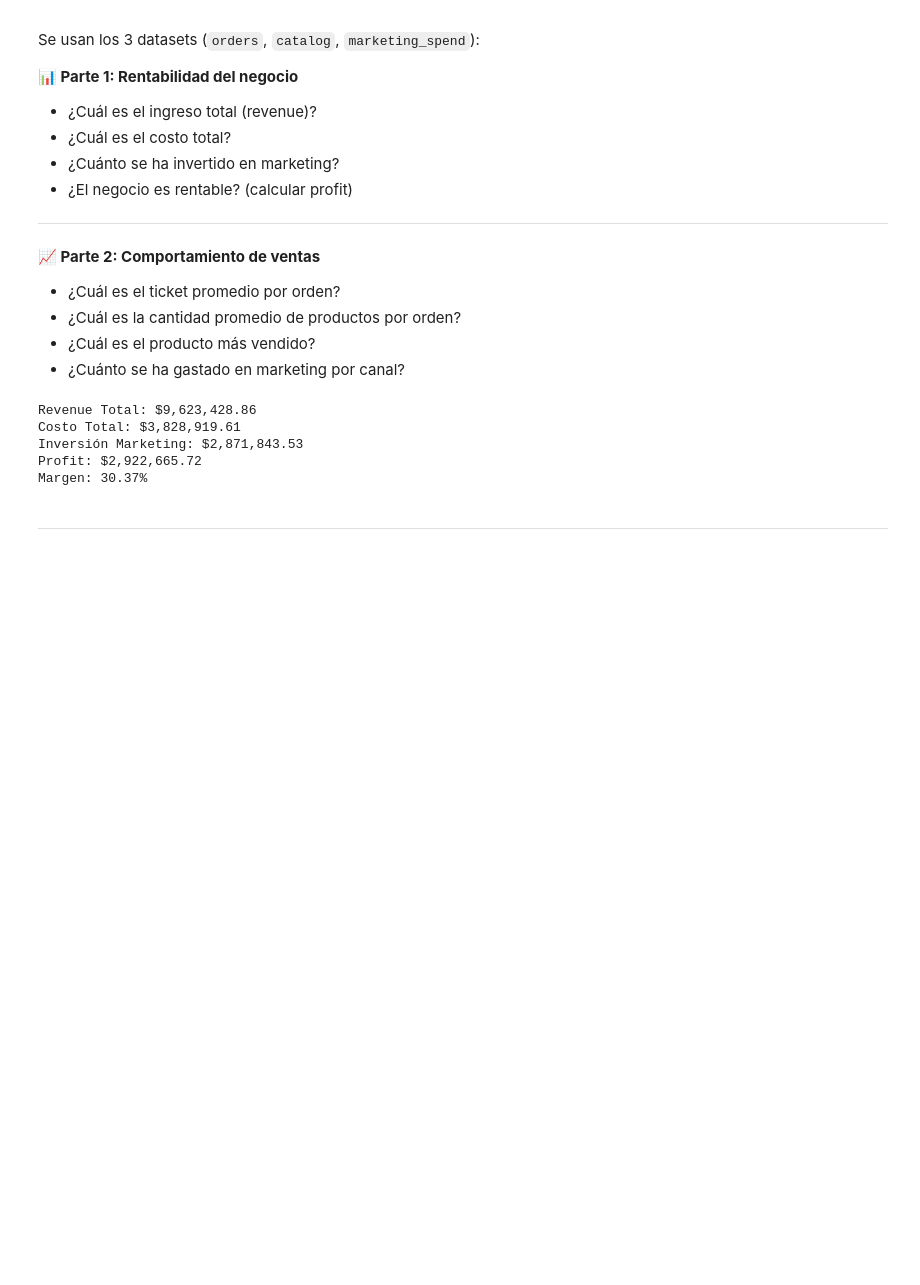
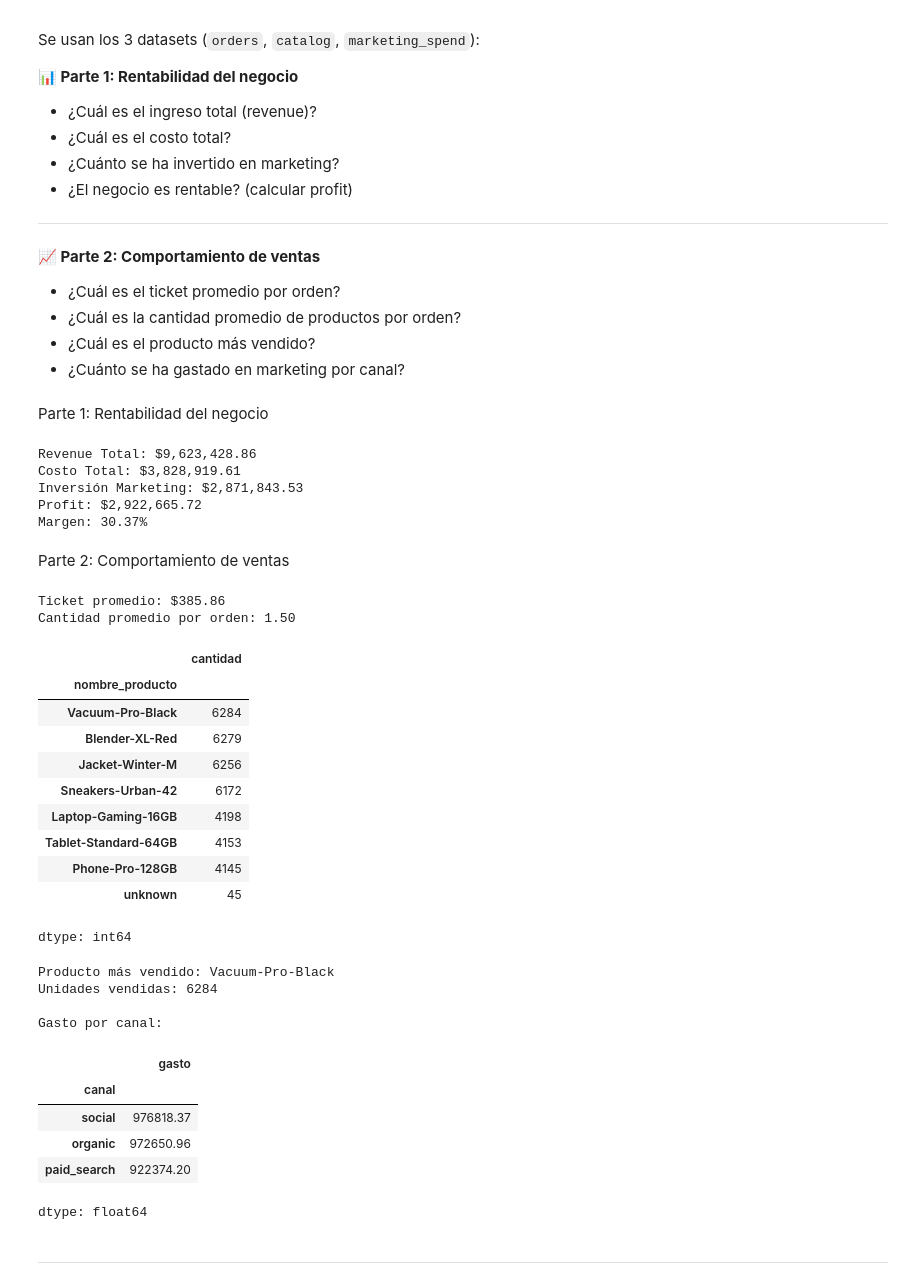
Before and after one commit to FithoGerardo/RappiPlus-Data-cleaning-and-analysis, a Jupyter notebook: notebooks/GerardoOlm-rappiplus_project.ipynb, the cells around one changed output. Cells and saved outputs as stored; diff of their text form; code cells hidden in the pictures; blank space fills up the shorter version.

```diff
--- a/notebooks/GerardoOlm-rappiplus_project.ipynb
+++ b/notebooks/GerardoOlm-rappiplus_project.ipynb
@@ -758,4 +758,6 @@ Se usan los 3 datasets (`orders`, `catalog`, `marketing_spend`):
 - ¿Cuál es la cantidad promedio de productos por orden?
 - ¿Cuál es el producto más vendido?
 - ¿Cuánto se ha gastado en marketing por canal?
+# %% [markdown]
+Parte 1: Rentabilidad del negocio
 # %%
@@ -784,6 +785,52 @@ Costo Total: $3,828,919.61
 Inversión Marketing: $2,871,843.53
 Profit: $2,922,665.72
 Margen: 30.37%
+# %% [markdown]
+Parte 2: Comportamiento de ventas
+# %%
+ticket_promedio = (
+    ord.groupby('id_pedido')['monto_total'].sum().mean())
+print(f"Ticket promedio: ${ticket_promedio:,.2f}")
+
+cantidad_promedio = (
+    ord.groupby('id_pedido')['cantidad'].sum().mean())
+print(f"Cantidad promedio por orden: {cantidad_promedio:.2f}")
+
+producto_mas_vendido = (
+    ord.groupby('nombre_producto')['cantidad'].sum().sort_values(ascending=False))
+display(producto_mas_vendido.head(10))
+top_producto = producto_mas_vendido.idxmax()
+top_unidades = producto_mas_vendido.max()
+print(f"Producto más vendido: {top_producto}")
+print(f"Unidades vendidas: {top_unidades}")
+
+gasto_por_canal = mkt.groupby('canal')['gasto'].sum().sort_values(ascending=False)
+print("\nGasto por canal:")
+display(gasto_por_canal)
+# %% [output]
+Ticket promedio: $385.86
+Cantidad promedio por orden: 1.50
+|  | cantidad |
+| nombre_producto |  |
+| Vacuum-Pro-Black | 6284 |
+| Blender-XL-Red | 6279 |
+| Jacket-Winter-M | 6256 |
+| Sneakers-Urban-42 | 6172 |
+| Laptop-Gaming-16GB | 4198 |
+| Tablet-Standard-64GB | 4153 |
+| Phone-Pro-128GB | 4145 |
+| unknown | 45 |
+dtype: int64
+Producto más vendido: Vacuum-Pro-Black
+Unidades vendidas: 6284
+
+Gasto por canal:
+|  | gasto |
+| canal |  |
+| social | 976818.37 |
+| organic | 972650.96 |
+| paid_search | 922374.20 |
+dtype: float64
 # %% [markdown]
 ---
 # %% [markdown]
```
Also changed, not shown: parts of 1 cell of this notebook.
